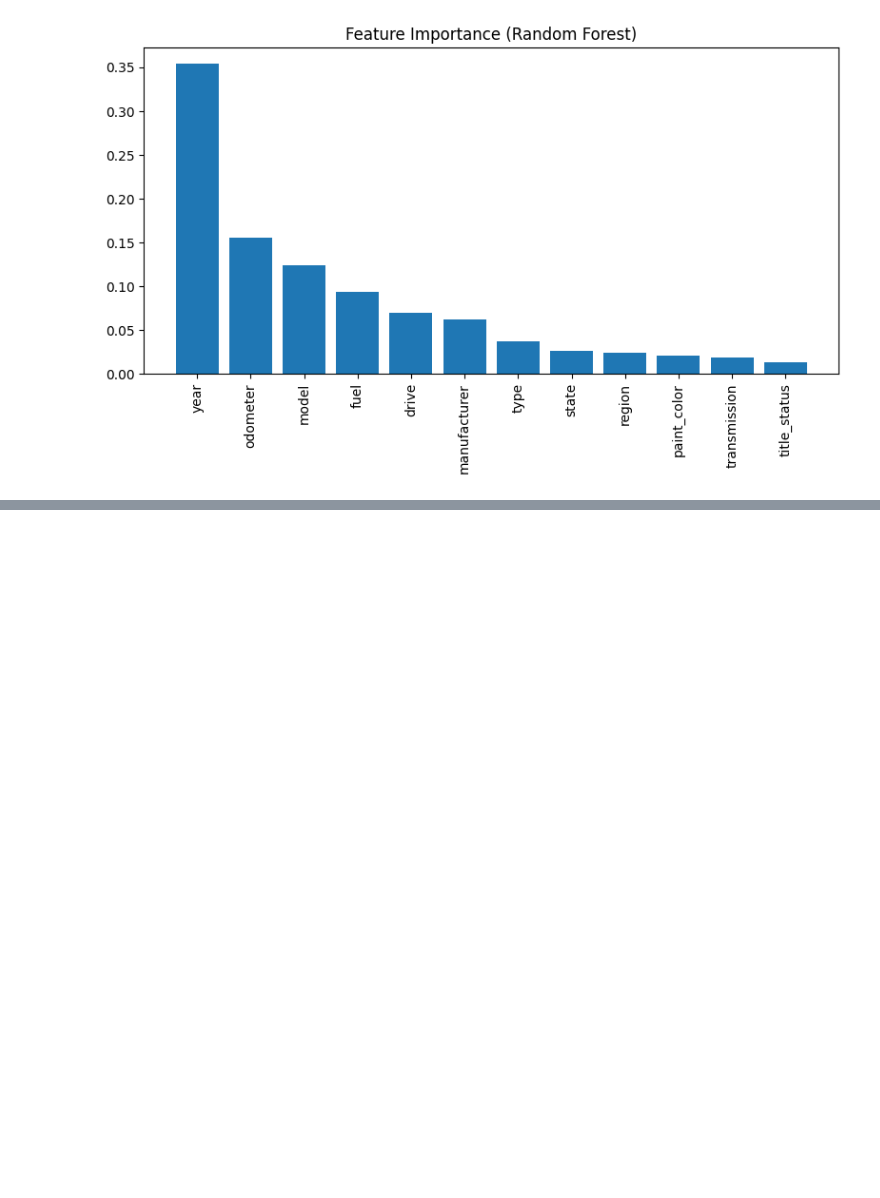
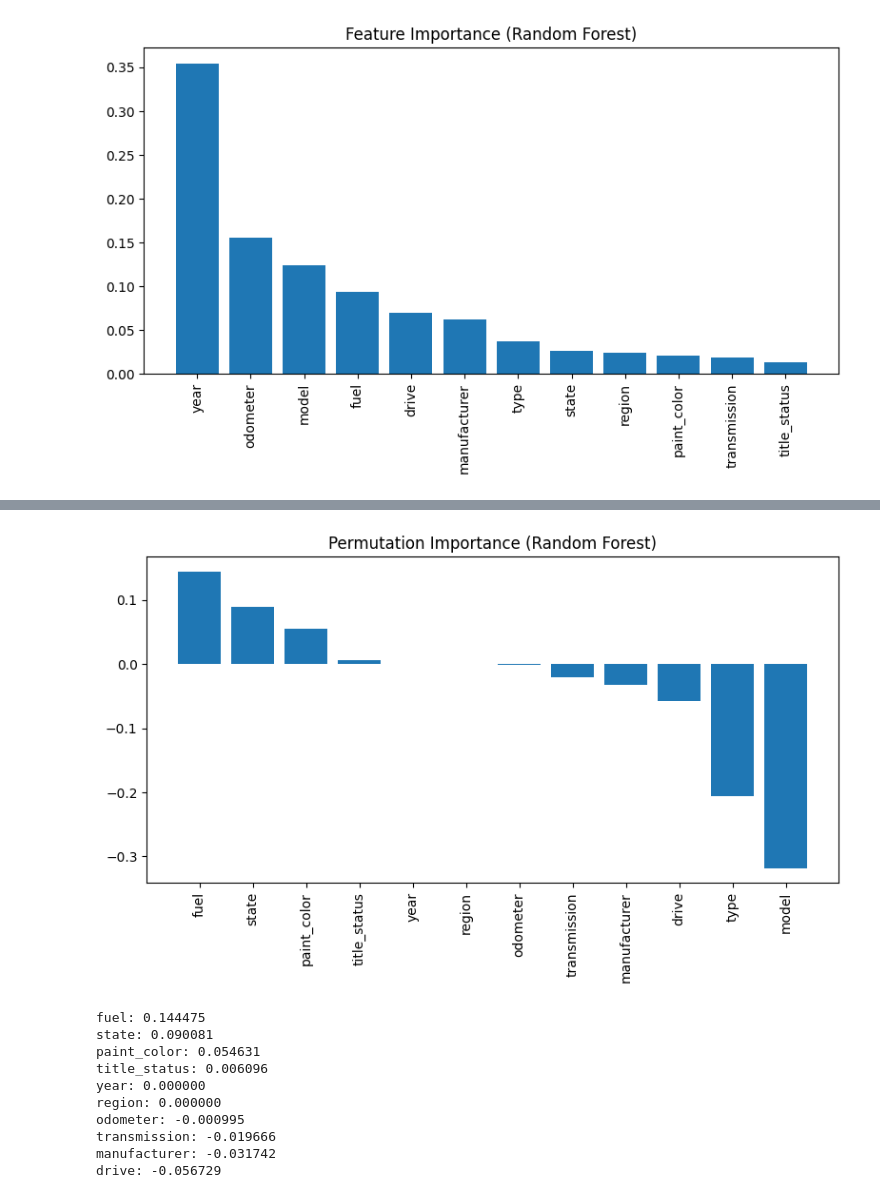
Before and after one commit to Shahbazi-Amir/Car_price, a Jupyter notebook: AutoValu_UsedCarPrice.ipynb, the cells around one changed output, grey strips where cells are left out. Saved outputs shown, nothing was run; the diff lists cells and outputs as text; code cells hidden in the pictures; blank space fills up the shorter version.

```diff
--- a/AutoValu_UsedCarPrice.ipynb
+++ b/AutoValu_UsedCarPrice.ipynb
@@ -333,0 +473,42 @@ plt.show()
+# %%
+# Step 13 — Permutation Importance (robust, single-process + subsample)
+
+from sklearn.inspection import permutation_importance
+import matplotlib.pyplot as plt
+
+# Optional: evaluate on a subsample for speed
+X_eval = X_test.sample(n=min(60000, len(X_test)), random_state=42)
+y_eval = y_test.loc[X_eval.index]
+
+# Run permutation importance (single process to avoid pickling issues)
+result = permutation_importance(
+    rf_final, X_eval, y_eval,
+    n_repeats=5, random_state=42, n_jobs=1
+)
+
+# Sort and plot
+importances = result.importances_mean
+indices = importances.argsort()[::-1]
+
+plt.figure(figsize=(8,5))
+plt.bar(range(len(importances)), importances[indices], align="center")
+plt.xticks(range(len(importances)), X_eval.columns[indices], rotation=90)
+plt.title("Permutation Importance (Random Forest)")
+plt.tight_layout()
+plt.show()
+
+# Print top features
+for i in indices[:10]:
+    print(f"{X_eval.columns[i]}: {importances[i]:.6f}")
+# %% [output]
+[figure, added]
+fuel: 0.144475
+state: 0.090081
+paint_color: 0.054631
+title_status: 0.006096
+year: 0.000000
+region: 0.000000
+odometer: -0.000995
+transmission: -0.019666
+manufacturer: -0.031742
+drive: -0.056729
```
Also changed, not shown: parts of 2 cells of this notebook.
